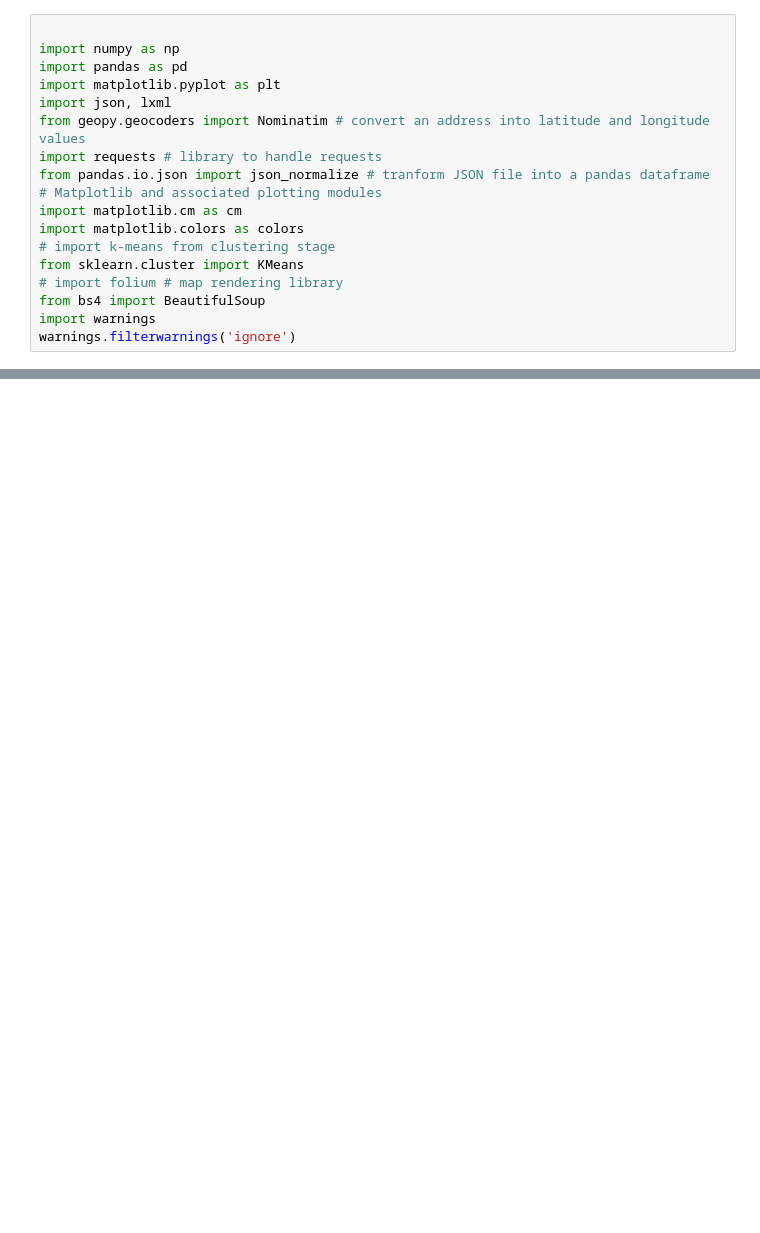
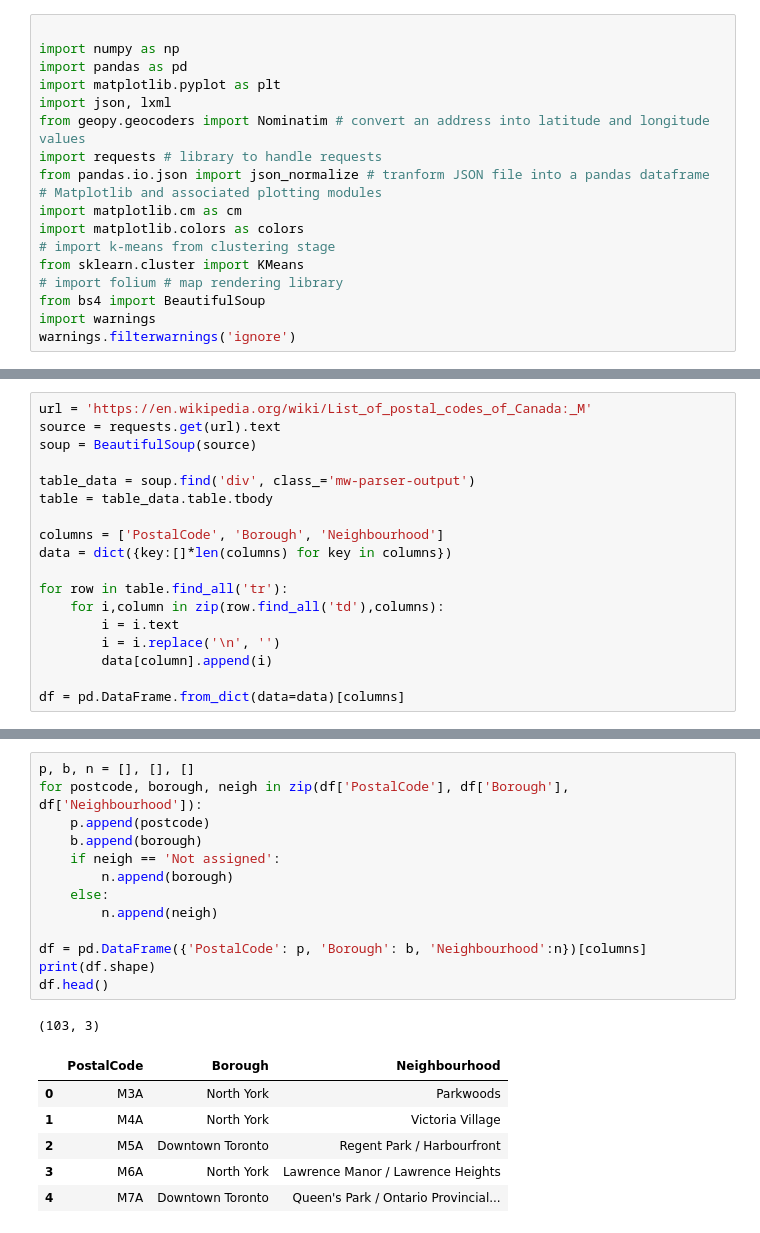
Before and after one commit to tapendranath/Coursera, a Jupyter notebook: capstone 2.ipynb, the cells around one changed output, grey strips where cells are left out. Cells and saved outputs as stored; diff of their text form; blank space fills up the shorter version.

```diff
--- a/capstone 2.ipynb
+++ b/capstone 2.ipynb
@@ -39,3 +39,21 @@ Requirement already satisfied: MarkupSafe>=0.23 in /opt/conda/envs/Python36/lib/
 Requirement already satisfied: six in /opt/conda/envs/Python36/lib/python3.6/site-packages (from branca>=0.3.0->folium) (1.12.0)
 Installing collected packages: branca, folium
 Successfully installed branca-0.4.0 folium-0.10.1
+# %%
+url = 'https://en.wikipedia.org/wiki/List_of_postal_codes_of_Canada:_M'
+source = requests.get(url).text
+soup = BeautifulSoup(source)
+
+table_data = soup.find('div', class_='mw-parser-output')
+table = table_data.table.tbody
+
+columns = ['PostalCode', 'Borough', 'Neighbourhood']
+data = dict({key:[]*len(columns) for key in columns})
+
+for row in table.find_all('tr'):
+    for i,column in zip(row.find_all('td'),columns):
+        i = i.text
+        i = i.replace('\n', '')
+        data[column].append(i)
+
+df = pd.DataFrame.from_dict(data=data)[columns]
@@ -41,0 +68,21 @@ Successfully installed branca-0.4.0 folium-0.10.1
+# %%
+p, b, n = [], [], []
+for postcode, borough, neigh in zip(df['PostalCode'], df['Borough'], df['Neighbourhood']):
+    p.append(postcode)
+    b.append(borough)
+    if neigh == 'Not assigned':
+        n.append(borough)
+    else:
+        n.append(neigh)
+
+df = pd.DataFrame({'PostalCode': p, 'Borough': b, 'Neighbourhood':n})[columns]
+print(df.shape)
+df.head()
+# %% [output]
+(103, 3)
+|  | PostalCode | Borough | Neighbourhood |
+| 0 | M3A | North York | Parkwoods |
+| 1 | M4A | North York | Victoria Village |
+| 2 | M5A | Downtown Toronto | Regent Park / Harbourfront |
+| 3 | M6A | North York | Lawrence Manor / Lawrence Heights |
+| 4 | M7A | Downtown Toronto | Queen's Park / Ontario Provincial... |
```
Also changed, not shown: parts of 9 cells of this notebook.
